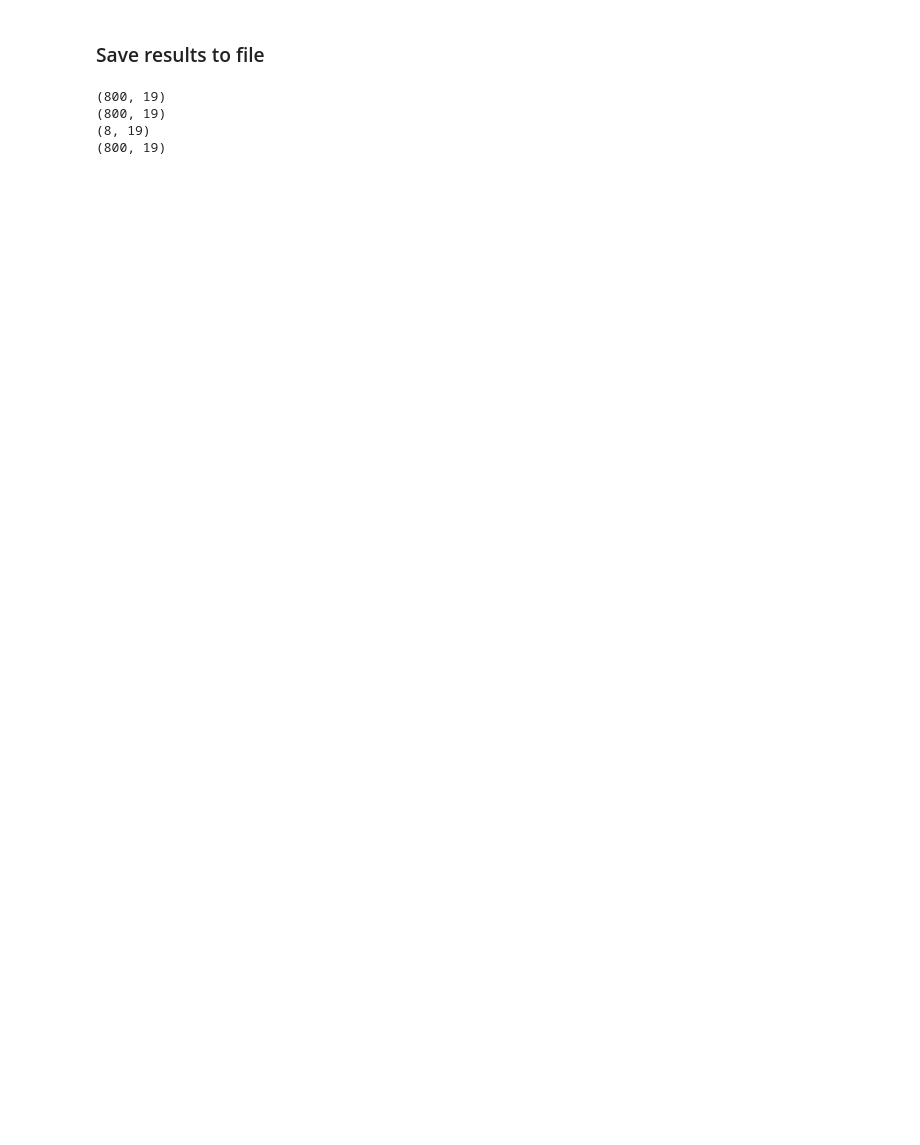
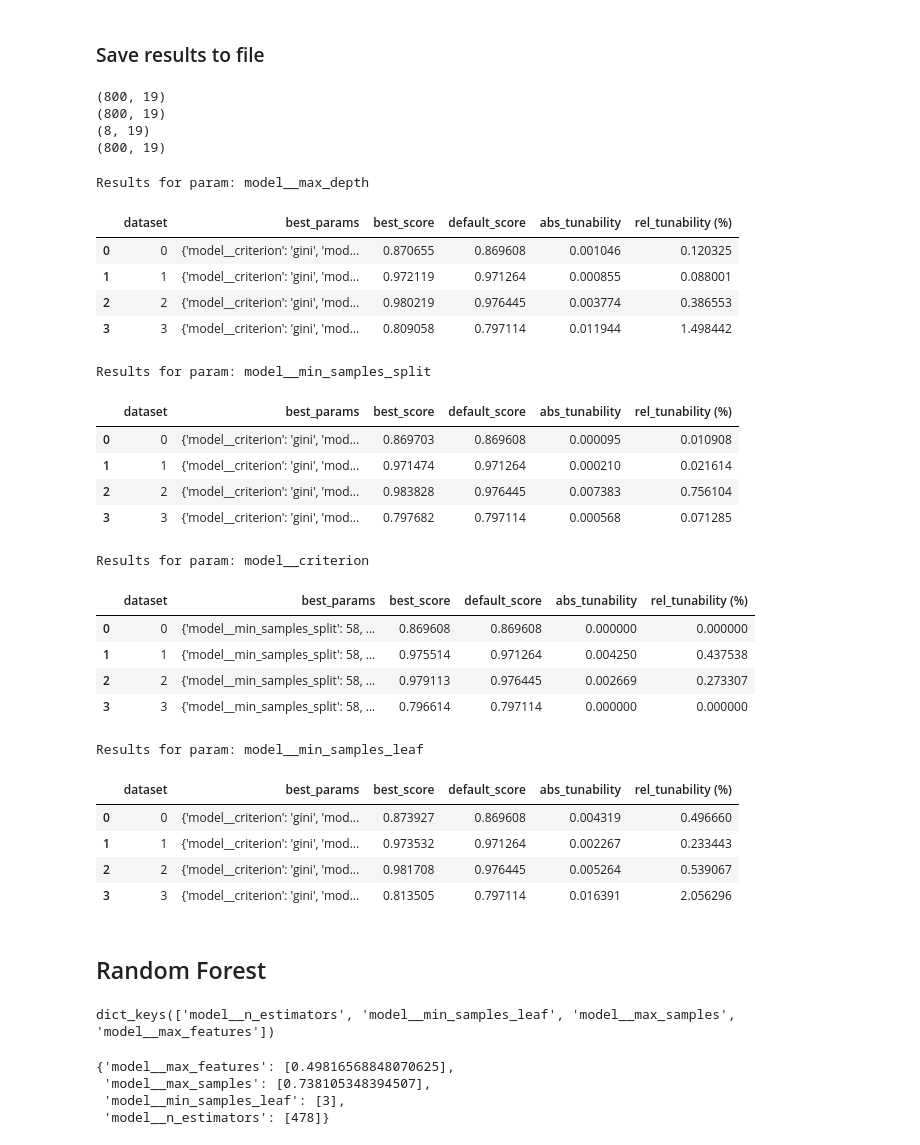
Before and after one commit to UserKrzysztof/AutoML-project1-tunability, a Jupyter notebook: code/first_approach.ipynb, the cells around one changed output. Cells and saved outputs as stored; diff of their text form; code cells hidden in the pictures; blank space fills up the shorter version.

```diff
--- a/code/first_approach.ipynb
+++ b/code/first_approach.ipynb
@@ -455,9 +457,3 @@ params_history_frames['model__min_samples_split']
 | 798 | 3 | 0.093473 | 0.007794 | 0.012530 | 0.002267 | gini | ... |
 | 799 | 3 | 0.086037 | 0.006252 | 0.009925 | 0.001523 | gini | ... |
 800 rows × 18 columns
-# %%
-from IPython.display import display
-
-for param in tunable_parameters:
-    print("Results for param:", param)
-    display(get_best_params_per_dataset(params_history_frames[param]).head())
@@ -492,7 +460,19 @@ Results for param: model__min_samples_leaf
+# %%
+def get_best_params_per_dataset_2(df, history):
+    df['params_str'] = df['params'].apply(lambda x: str(x))
+    best_params_per_dataset = df.sort_values(['dataset', 'rank_test_score'], ascending=[True, True]).groupby('dataset').first().reset_index()
+    best_params_per_dataset.rename(columns={'params_str': 'best_params', 'mean_test_score': 'best_score'}, inplace=True)
+    best_params_per_dataset = best_params_per_dataset[['dataset', 'best_params', 'best_score']]
+    default_params, _ = get_best_params_overall(history)
+    score_for_default_params = history[history['params_str'] == default_params][['dataset', 'mean_test_score']].rename(columns={'mean_test_score': 'default_score'})
+    best_params_per_dataset = best_params_per_dataset.merge(score_for_default_params, on='dataset', how='left')
+    best_params_per_dataset['abs_tunability'] = (best_params_per_dataset['best_score'] - best_params_per_dataset['default_score']).clip(lower=0)
+    best_params_per_dataset['rel_tunability (%)'] = best_params_per_dataset['abs_tunability'] / best_params_per_dataset['default_score'] * 100
+    return best_params_per_dataset
 # %% [markdown]
 ### Save results to file
 # %%
-for param, history in params_history_frames.items():
+for param, history in params_history_frames_DT.items():
     print(history.shape)
     history.to_csv(f'../history/history_hyperparameter_tuning_DT_{param}.csv', index=False)
 # %% [output]
@@ -500,3 +480,58 @@ for param, history in params_history_frames.items():
 (800, 19)
 (8, 19)
 (800, 19)
+# %%
+params_history_frames_DT = {}
+for param in ["model__max_depth", "model__min_samples_split","model__criterion","model__min_samples_leaf"]:
+
+    file_path = f'../history/history_hyperparameter_tuning_DT_{param}.csv'
+
+    if os.path.exists(file_path):
+
+        params_history_frames_DT[param] = pd.read_csv(file_path)
+# %%
+for param in tunable_parameters_DT:
+    print("Results for param:", param)
+    display(get_best_params_per_dataset_2(params_history_frames_DT[param], history_DecisionTree).head(10))
+# %% [output]
+Results for param: model__max_depth
+|  | dataset | best_params | best_score | default_score | abs_tunability | rel_tunability (%) |
+| 0 | 0 | {'model__criterion': 'gini', 'mod... | 0.870655 | 0.869608 | 0.001046 | 0.120325 |
+| 1 | 1 | {'model__criterion': 'gini', 'mod... | 0.972119 | 0.971264 | 0.000855 | 0.088001 |
+| 2 | 2 | {'model__criterion': 'gini', 'mod... | 0.980219 | 0.976445 | 0.003774 | 0.386553 |
+| 3 | 3 | {'model__criterion': 'gini', 'mod... | 0.809058 | 0.797114 | 0.011944 | 1.498442 |
+Results for param: model__min_samples_split
+|  | dataset | best_params | best_score | default_score | abs_tunability | rel_tunability (%) |
+| 0 | 0 | {'model__criterion': 'gini', 'mod... | 0.869703 | 0.869608 | 0.000095 | 0.010908 |
+| 1 | 1 | {'model__criterion': 'gini', 'mod... | 0.971474 | 0.971264 | 0.000210 | 0.021614 |
+| 2 | 2 | {'model__criterion': 'gini', 'mod... | 0.983828 | 0.976445 | 0.007383 | 0.756104 |
+| 3 | 3 | {'model__criterion': 'gini', 'mod... | 0.797682 | 0.797114 | 0.000568 | 0.071285 |
+Results for param: model__criterion
+|  | dataset | best_params | best_score | default_score | abs_tunability | rel_tunability (%) |
+| 0 | 0 | {'model__min_samples_split': 58, ... | 0.869608 | 0.869608 | 0.000000 | 0.000000 |
+| 1 | 1 | {'model__min_samples_split': 58, ... | 0.975514 | 0.971264 | 0.004250 | 0.437538 |
+| 2 | 2 | {'model__min_samples_split': 58, ... | 0.979113 | 0.976445 | 0.002669 | 0.273307 |
+| 3 | 3 | {'model__min_samples_split': 58, ... | 0.796614 | 0.797114 | 0.000000 | 0.000000 |
+Results for param: model__min_samples_leaf
+|  | dataset | best_params | best_score | default_score | abs_tunability | rel_tunability (%) |
+| 0 | 0 | {'model__criterion': 'gini', 'mod... | 0.873927 | 0.869608 | 0.004319 | 0.496660 |
+| 1 | 1 | {'model__criterion': 'gini', 'mod... | 0.973532 | 0.971264 | 0.002267 | 0.233443 |
+| 2 | 2 | {'model__criterion': 'gini', 'mod... | 0.981708 | 0.976445 | 0.005264 | 0.539067 |
+| 3 | 3 | {'model__criterion': 'gini', 'mod... | 0.813505 | 0.797114 | 0.016391 | 2.056296 |
+# %% [markdown]
+## Random Forest
+# %%
+param_distributions_Random_Forest = param_distributions[1]
+tunable_parameters_RF = param_distributions_Random_Forest.keys()
+tunable_parameters_RF
+# %% [output]
+dict_keys(['model__n_estimators', 'model__min_samples_leaf', 'model__max_samples', 'model__max_features'])
+# %%
+best_params_RF_dict = json.loads(best_params_RandomForest.replace("'", "\""))
+best_params_RF_dict = {key: [value] for key, value in best_params_RF_dict.items()}
+best_params_RF_dict
+# %% [output]
+{'model__max_features': [0.49816568848070625],
+ 'model__max_samples': [0.738105348394507],
+ 'model__min_samples_leaf': [3],
+ 'model__n_estimators': [478]}
```
Also changed, not shown: parts of 26 cells of this notebook, 11 other files.
